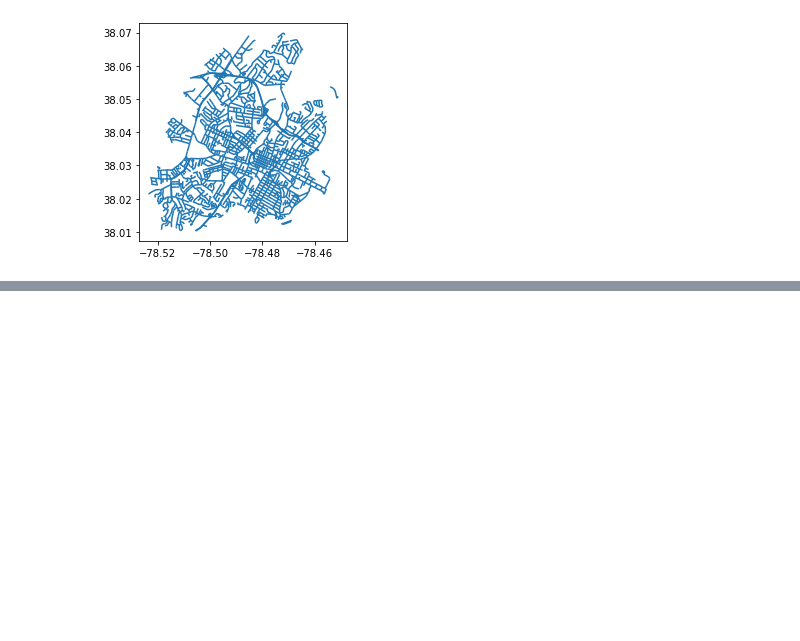
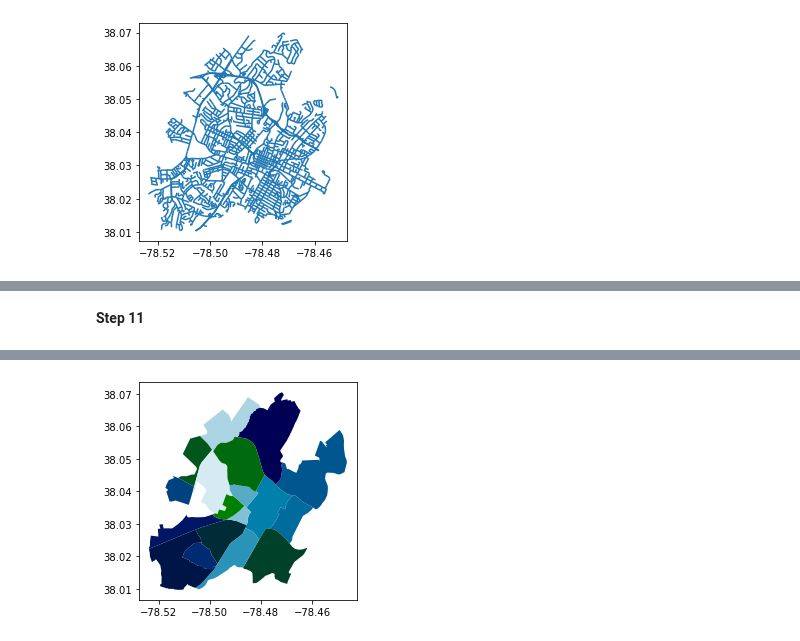
Before and after one commit to epurpur/pythonGeospatialWorkshop, a Jupyter notebook: python_geospatial_workshop.ipynb, the cells around one changed output, grey strips where cells are left out. Cells and saved outputs as stored; diff of their text form; code cells hidden in the pictures; blank space fills up the shorter version.

```diff
--- a/python_geospatial_workshop.ipynb
+++ b/python_geospatial_workshop.ipynb
@@ -74,0 +250,9 @@ roads.plot(ax=ax, color='white')
+# %% [markdown]
+**Step 11**
+# %%
+neighborhoods = gpd.read_file(my_path + '/neighborhoods.geojson')
+
+neighborhoods.plot(column='NAME', cmap='ocean')
+
+neighborhoods
+# %% [output]
@@ -74,0 +276 @@ roads.plot(ax=ax, color='white')
+[figure, added]
```
Also changed, not shown: parts of 40 cells of this notebook.
